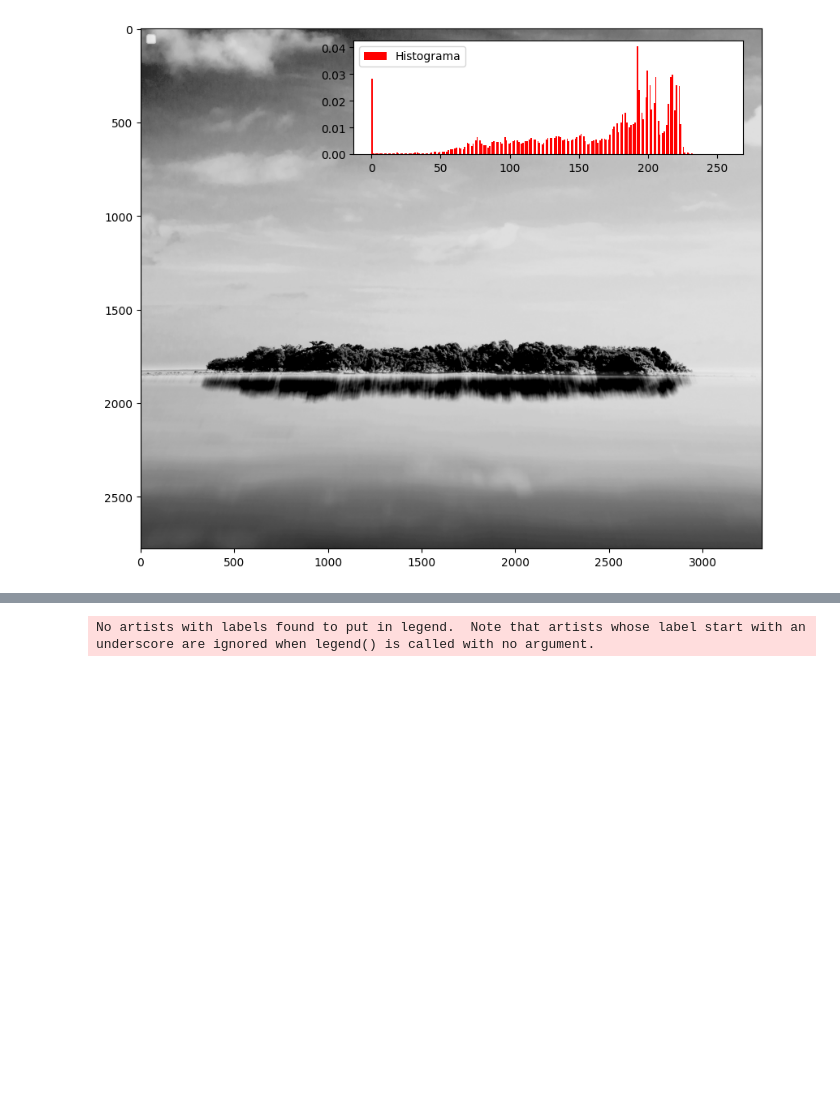
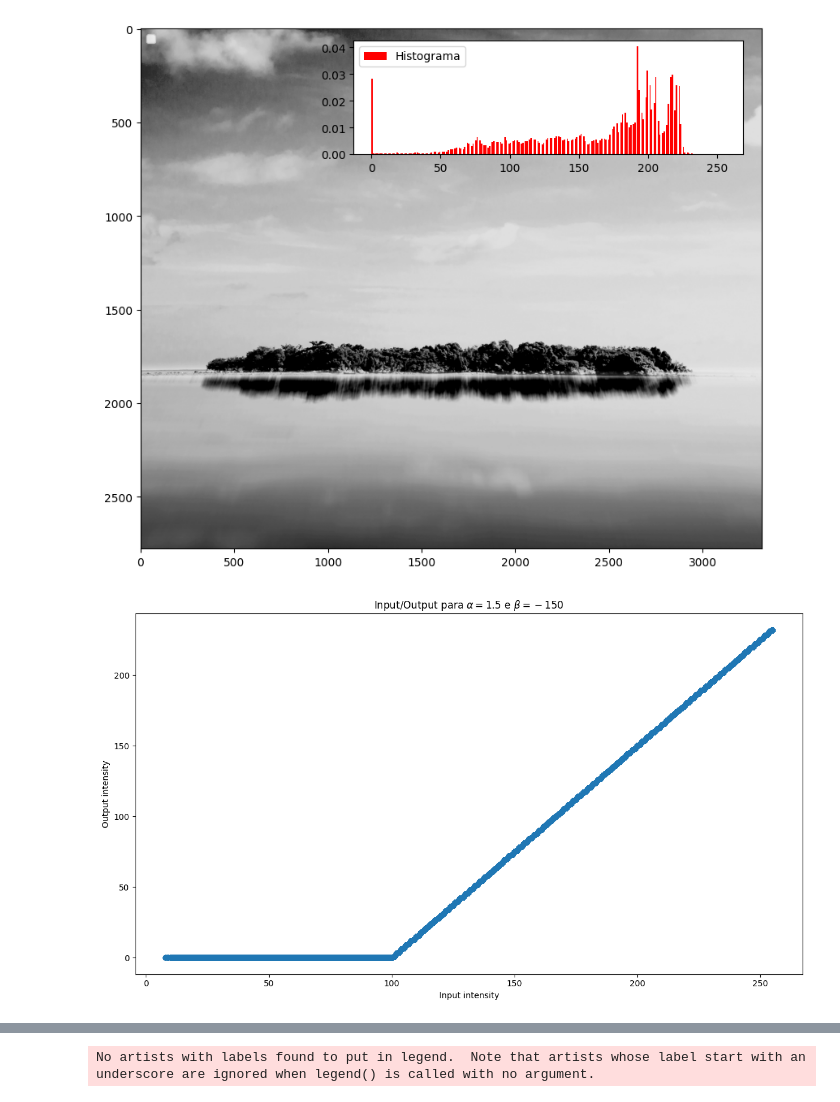
Before and after one commit to antonio-pilan/Curso---Processamento-de-imagens, a Jupyter notebook: tarefa_2_histogramas/tarefa_2.ipynb, the cells around one changed output, grey strips where cells are left out. Drawn from its saved outputs; the diff is of its cells as text; code cells hidden in the pictures; blank space fills up the shorter version.

```diff
--- a/tarefa_2_histogramas/tarefa_2.ipynb
+++ b/tarefa_2_histogramas/tarefa_2.ipynb
@@ -57,6 +57,7 @@ print(img.shape)
 (2778, 3316, 3)
 # %%
 new_image = np.zeros(img.shape, img.dtype)
+input_output = [[],[]]
 
 alpha = 1.5
 beta = -150
@@ -65,9 +66,11 @@ for y in range(img.shape[0]):
     for x in range(img.shape[1]):
         for c in range(img.shape[2]):
             new_image[y,x,c] = np.clip(alpha*img[y,x,c] + beta, 0, 255)
+            input_output[0].append(img[y,x,c])
+            input_output[1].append(new_image[y,x,c])
+
 
 plt.rcParams["figure.figsize"] = [12, 7]
-plt.rcParams["figure.autolayout"] = True
 
 fig, ax1 = plt.subplots()
 ax1.imshow(new_image)
@@ -84,6 +87,16 @@ plt.show
 No artists with labels found to put in legend.  Note that artists whose label start with an underscore are ignored when legend() is called with no argument.
 <function matplotlib.pyplot.show(close=None, block=None)>
 [figure]
+# %%
+plt.scatter(input_output[0], input_output[1])
+
+plt.title(r"Input/Output para $\alpha=1.5$ e $\beta=-150$")
+plt.xlabel("Input intensity")
+plt.ylabel("Output intensity")
+
+plt.show()
+# %% [output]
+[figure, added]
 # %% [markdown]
 
 <p>
```
Also changed, not shown: parts of 6 cells of this notebook.
